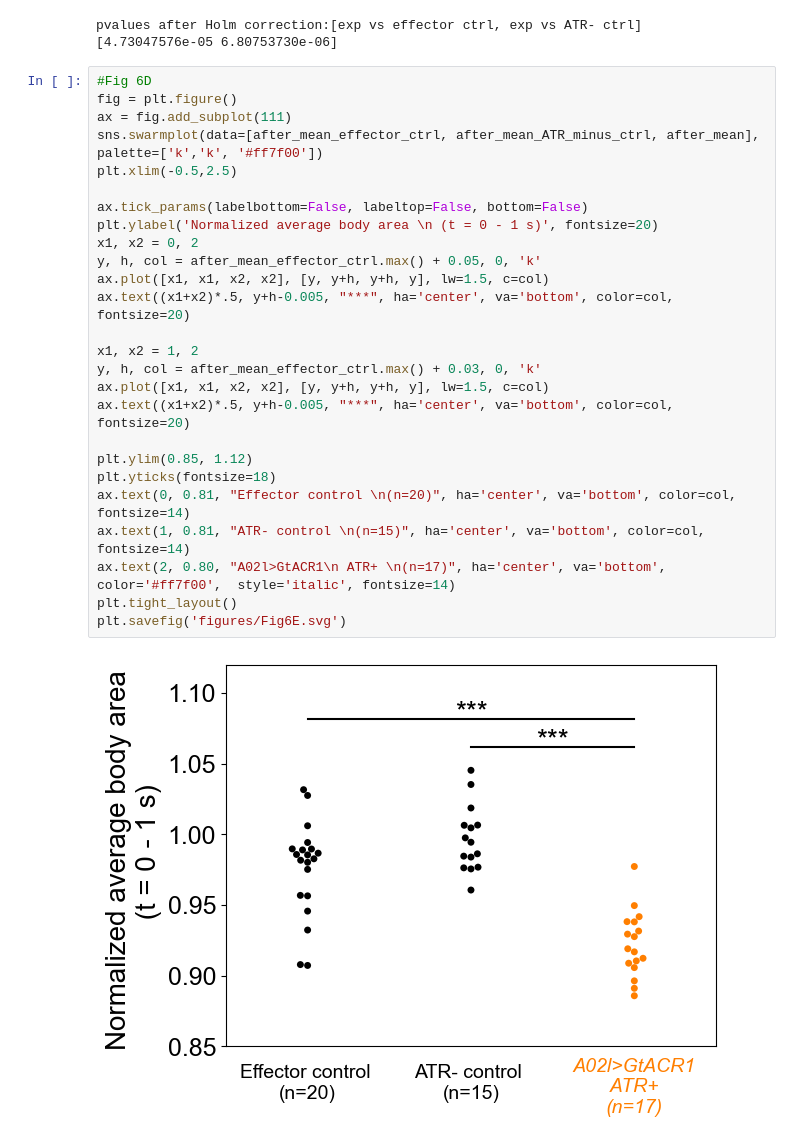
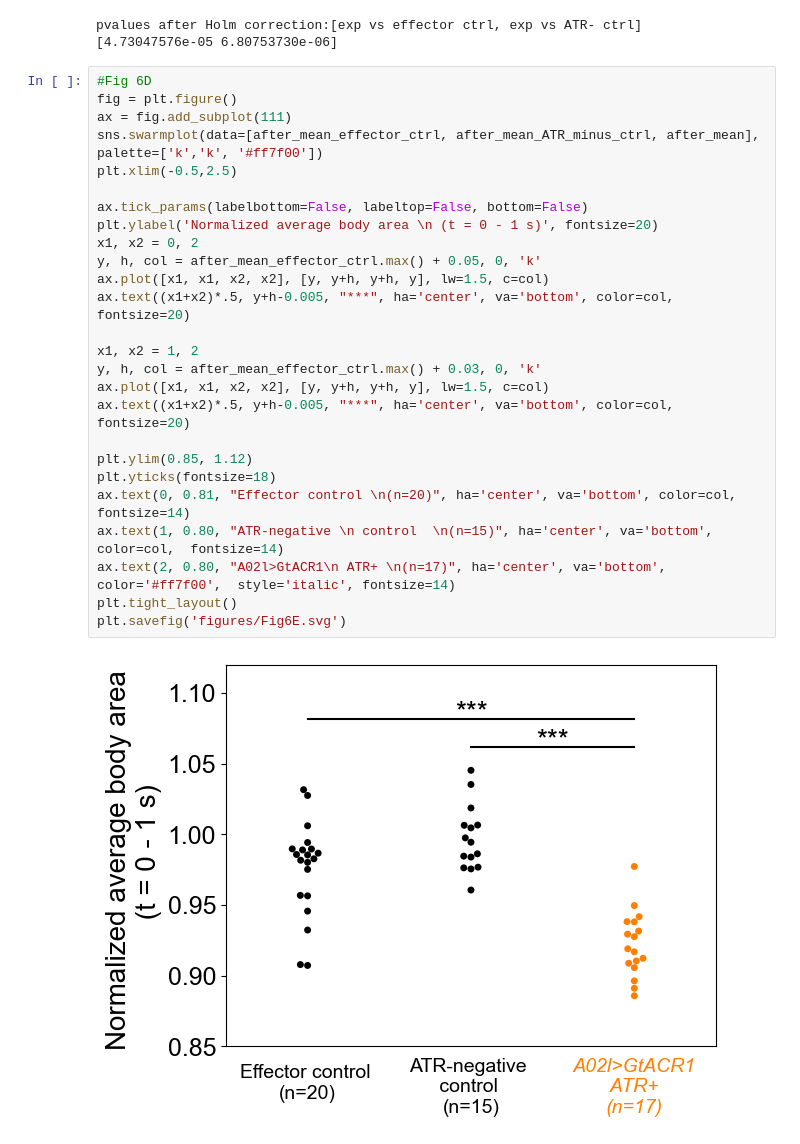
Before and after one commit to takahisad/Date_2026_A02l, a Jupyter notebook: codes/Fig6.ipynb, the cells around one changed output. Drawn from its saved outputs; the diff is of its cells as text.

Commit message:
Revise figures 5 and 6

```diff
--- a/codes/Fig6.ipynb
+++ b/codes/Fig6.ipynb
@@ -134,28 +134,28 @@ pvalues after Holm correction:[exp vs effector ctrl, exp vs ATR- ctrl]
 # %%
 #Fig 6D
 fig = plt.figure()
 ax = fig.add_subplot(111)
 sns.swarmplot(data=[after_mean_effector_ctrl, after_mean_ATR_minus_ctrl, after_mean], palette=['k','k', '#ff7f00'])
 plt.xlim(-0.5,2.5)
 
 ax.tick_params(labelbottom=False, labeltop=False, bottom=False)
 plt.ylabel('Normalized average body area \n (t = 0 - 1 s)', fontsize=20)
 x1, x2 = 0, 2
 y, h, col = after_mean_effector_ctrl.max() + 0.05, 0, 'k'
 ax.plot([x1, x1, x2, x2], [y, y+h, y+h, y], lw=1.5, c=col)
 ax.text((x1+x2)*.5, y+h-0.005, "***", ha='center', va='bottom', color=col,  fontsize=20)
 
 x1, x2 = 1, 2
 y, h, col = after_mean_effector_ctrl.max() + 0.03, 0, 'k'
 ax.plot([x1, x1, x2, x2], [y, y+h, y+h, y], lw=1.5, c=col)
 ax.text((x1+x2)*.5, y+h-0.005, "***", ha='center', va='bottom', color=col,  fontsize=20)
 
 plt.ylim(0.85, 1.12)
 plt.yticks(fontsize=18)
 ax.text(0, 0.81, "Effector control \n(n=20)", ha='center', va='bottom', color=col,  fontsize=14)
-ax.text(1, 0.81, "ATR- control \n(n=15)", ha='center', va='bottom', color=col,  fontsize=14)
+ax.text(1, 0.80, "ATR-negative \n control  \n(n=15)", ha='center', va='bottom', color=col,  fontsize=14)
 ax.text(2, 0.80, "A02l>GtACR1\n ATR+ \n(n=17)", ha='center', va='bottom', color='#ff7f00',  style='italic', fontsize=14)
 plt.tight_layout()
 plt.savefig('figures/Fig6E.svg')
 # %% [output]
-[figure, old version]
+[figure, new version]
```
Also changed, not shown: 1 other file.
